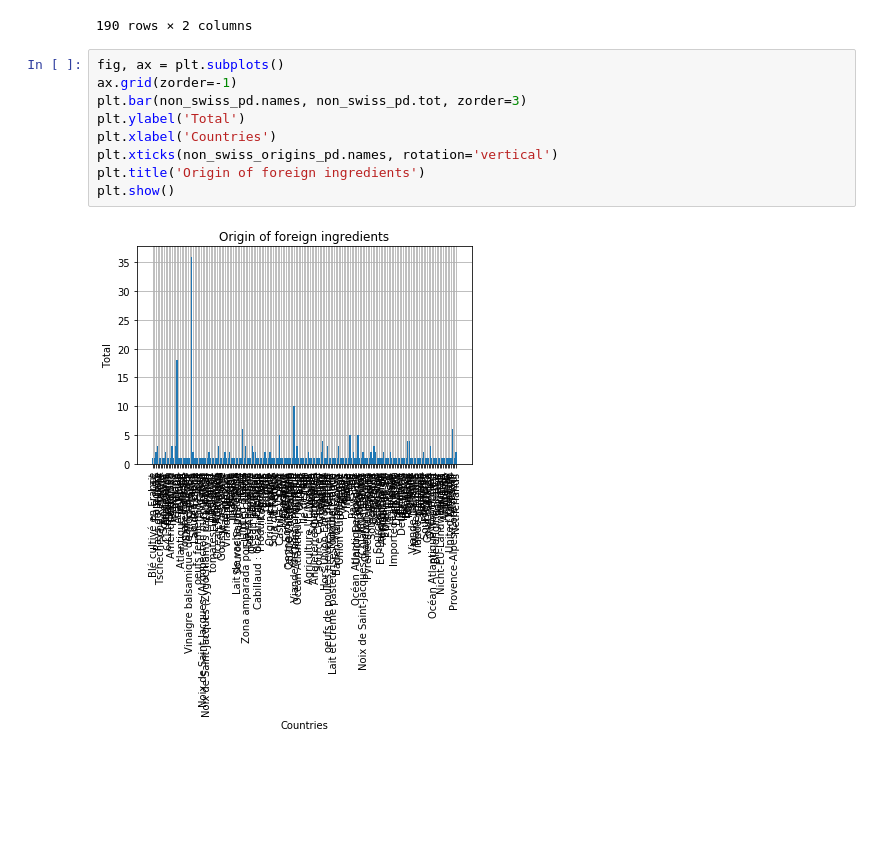
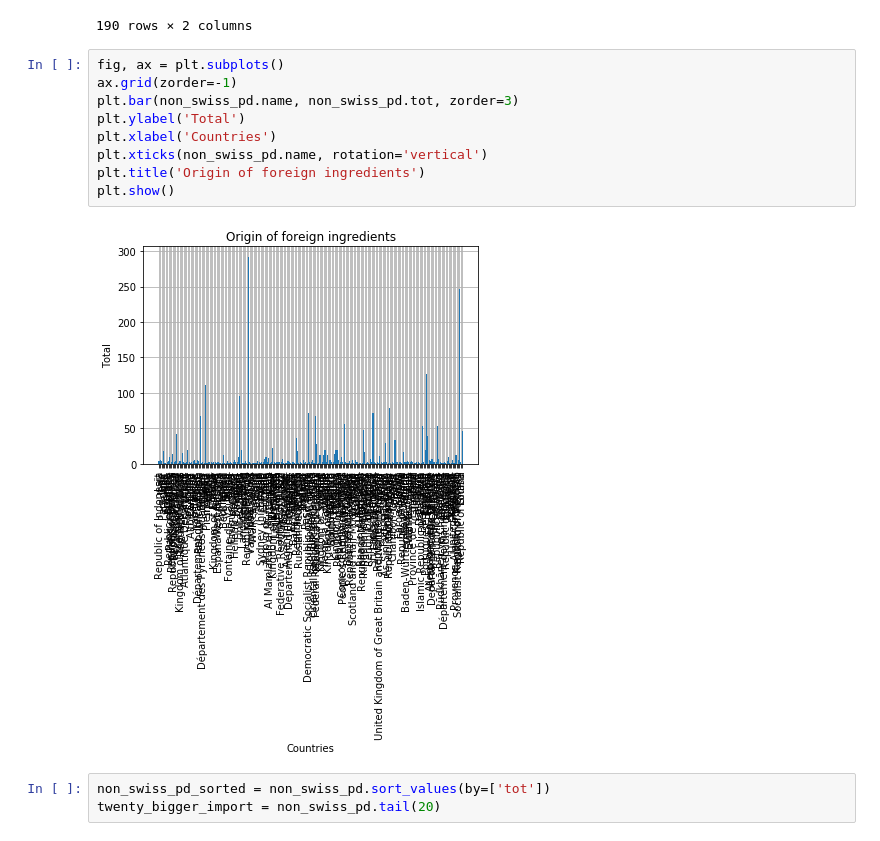
Before and after one commit to MrymZakani/ADA, a Jupyter notebook: project.ipynb, the cells around one changed output. Drawn from its saved outputs; the diff is of its cells as text; blank space fills up the shorter version.

```diff
--- a/project.ipynb
+++ b/project.ipynb
@@ -322,11 +322,14 @@ non_swiss_pd
 # %%
 fig, ax = plt.subplots()
 ax.grid(zorder=-1)
-plt.bar(non_swiss_pd.names, non_swiss_pd.tot, zorder=3)
+plt.bar(non_swiss_pd.name, non_swiss_pd.tot, zorder=3)
 plt.ylabel('Total')
 plt.xlabel('Countries')
-plt.xticks(non_swiss_origins_pd.names, rotation='vertical')
+plt.xticks(non_swiss_pd.name, rotation='vertical')
 plt.title('Origin of foreign ingredients')
 plt.show()
 # %% [output]
-[figure, old version]
+[figure, new version]
+# %%
+non_swiss_pd_sorted = non_swiss_pd.sort_values(by=['tot'])
+twenty_bigger_import = non_swiss_pd.tail(20)
```
Also changed, not shown: parts of 1 cell of this notebook.
